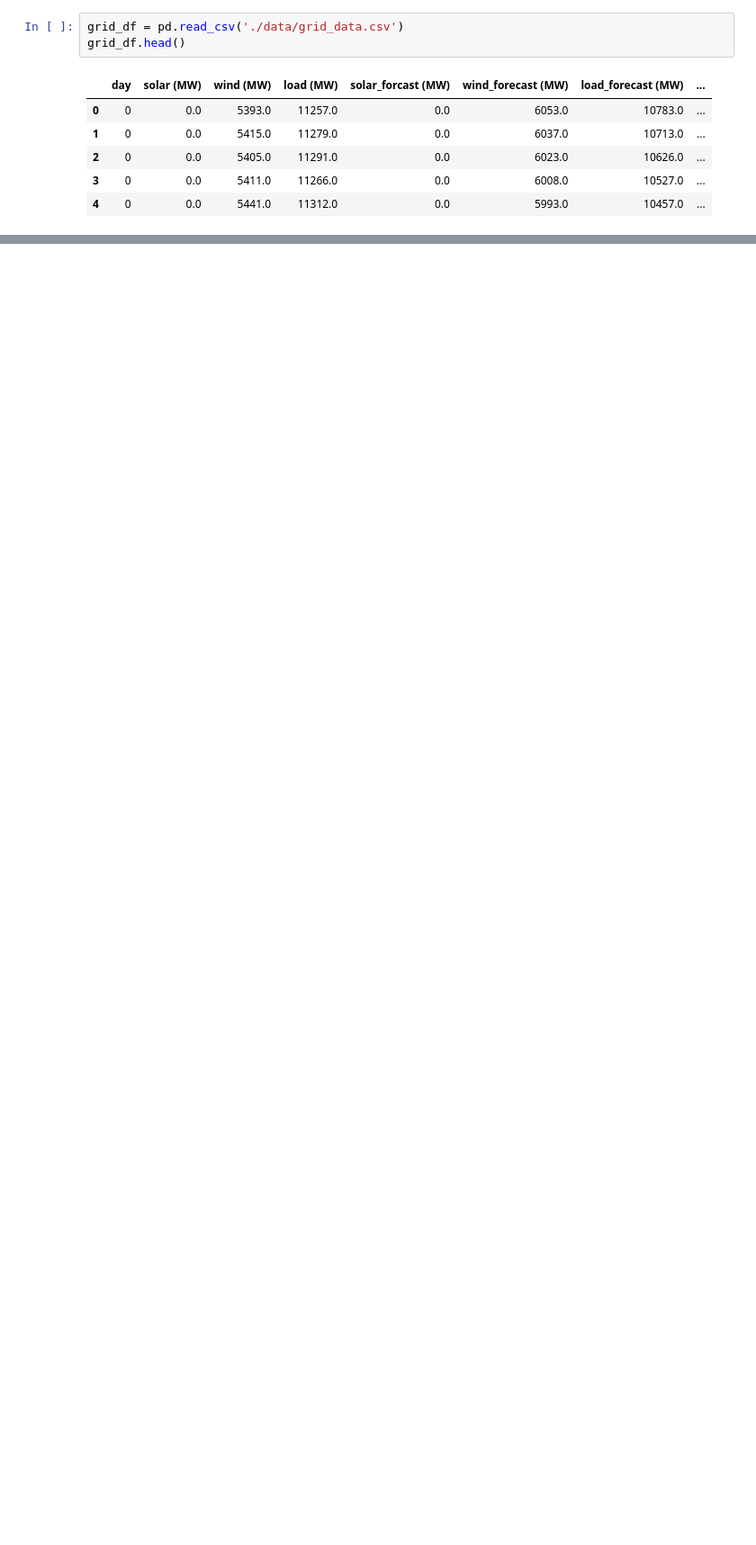
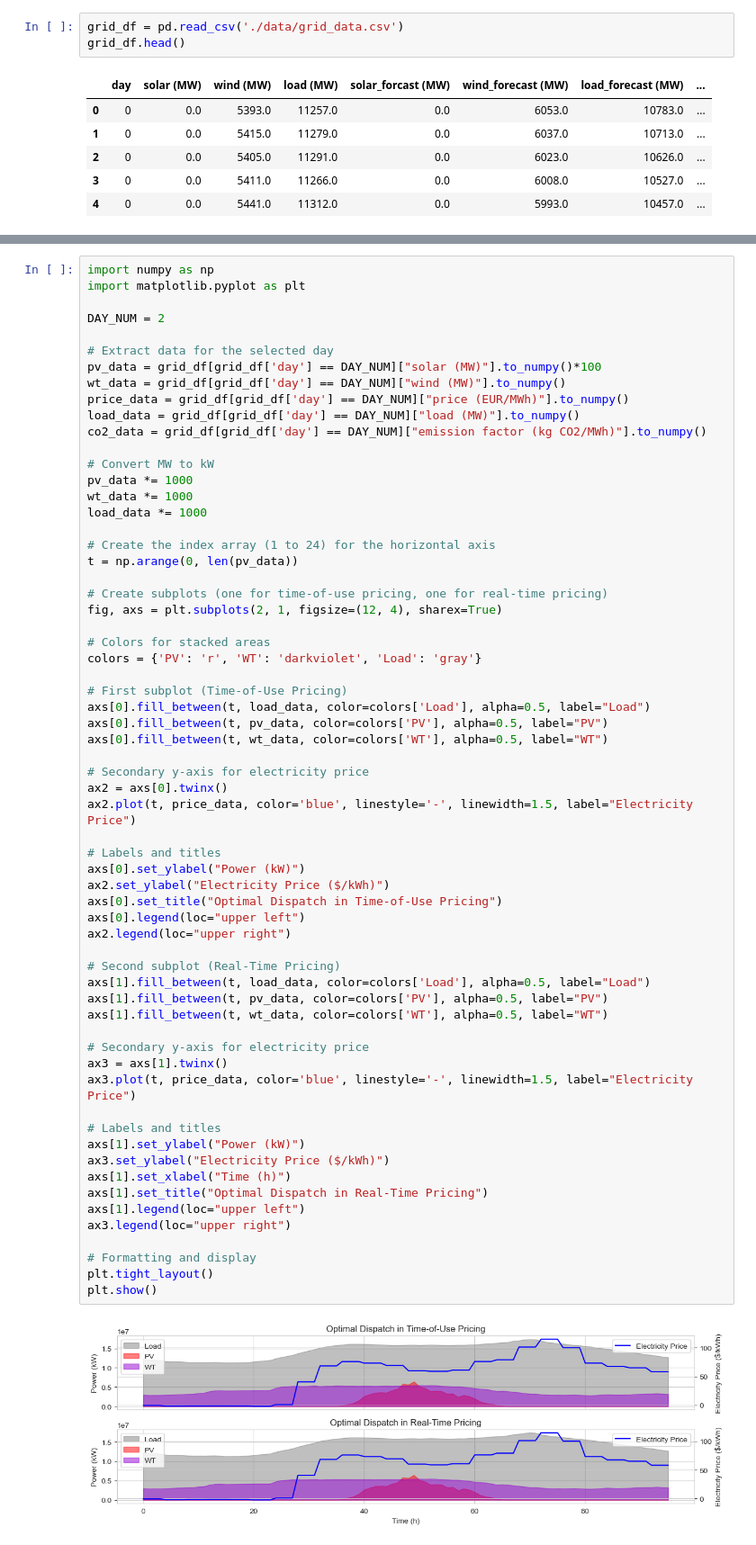
Before and after one commit to arbit3rr/ES-Temporal-RL, a Jupyter notebook: 4. RL.ipynb, the cells around one changed output, grey strips where cells are left out. Shown at 90% size. Cells and saved outputs as stored; diff of their text form; blank space fills up the shorter version.

```diff
--- a/4. RL.ipynb
+++ b/4. RL.ipynb
@@ -22,0 +80,65 @@ grid_df[grid_df['day']==365]["emission factor (kg CO2/MWh)"].to_numpy().shape
+# %%
+import numpy as np
+import matplotlib.pyplot as plt
+
+DAY_NUM = 2
+
+# Extract data for the selected day
+pv_data = grid_df[grid_df['day'] == DAY_NUM]["solar (MW)"].to_numpy()*100
+wt_data = grid_df[grid_df['day'] == DAY_NUM]["wind (MW)"].to_numpy()
+price_data = grid_df[grid_df['day'] == DAY_NUM]["price (EUR/MWh)"].to_numpy()
+load_data = grid_df[grid_df['day'] == DAY_NUM]["load (MW)"].to_numpy()
+co2_data = grid_df[grid_df['day'] == DAY_NUM]["emission factor (kg CO2/MWh)"].to_numpy()
+
+# Convert MW to kW
+pv_data *= 1000
+wt_data *= 1000
+load_data *= 1000
+
+# Create the index array (1 to 24) for the horizontal axis
+t = np.arange(0, len(pv_data))
+
+# Create subplots (one for time-of-use pricing, one for real-time pricing)
+fig, axs = plt.subplots(2, 1, figsize=(12, 4), sharex=True)
+
+# Colors for stacked areas
+colors = {'PV': 'r', 'WT': 'darkviolet', 'Load': 'gray'}
+
+# First subplot (Time-of-Use Pricing)
+axs[0].fill_between(t, load_data, color=colors['Load'], alpha=0.5, label="Load")
+axs[0].fill_between(t, pv_data, color=colors['PV'], alpha=0.5, label="PV")
+axs[0].fill_between(t, wt_data, color=colors['WT'], alpha=0.5, label="WT")
+
+# Secondary y-axis for electricity price
+ax2 = axs[0].twinx()
+ax2.plot(t, price_data, color='blue', linestyle='-', linewidth=1.5, label="Electricity Price")
+
+# Labels and titles
+axs[0].set_ylabel("Power (kW)")
+ax2.set_ylabel("Electricity Price ($/kWh)")
+axs[0].set_title("Optimal Dispatch in Time-of-Use Pricing")
+axs[0].legend(loc="upper left")
+ax2.legend(loc="upper right")
+
+# Second subplot (Real-Time Pricing)
+axs[1].fill_between(t, load_data, color=colors['Load'], alpha=0.5, label="Load")
+axs[1].fill_between(t, pv_data, color=colors['PV'], alpha=0.5, label="PV")
+axs[1].fill_between(t, wt_data, color=colors['WT'], alpha=0.5, label="WT")
+
+# Secondary y-axis for electricity price
+ax3 = axs[1].twinx()
+ax3.plot(t, price_data, color='blue', linestyle='-', linewidth=1.5, label="Electricity Price")
+
+# Labels and titles
+axs[1].set_ylabel("Power (kW)")
+ax3.set_ylabel("Electricity Price ($/kWh)")
+axs[1].set_xlabel("Time (h)")
+axs[1].set_title("Optimal Dispatch in Real-Time Pricing")
+axs[1].legend(loc="upper left")
+ax3.legend(loc="upper right")
+
+# Formatting and display
+plt.tight_layout()
+plt.show()
+# %% [output]
+[figure, added]
```
Also changed, not shown: parts of 18 cells of this notebook, 6 other files.
